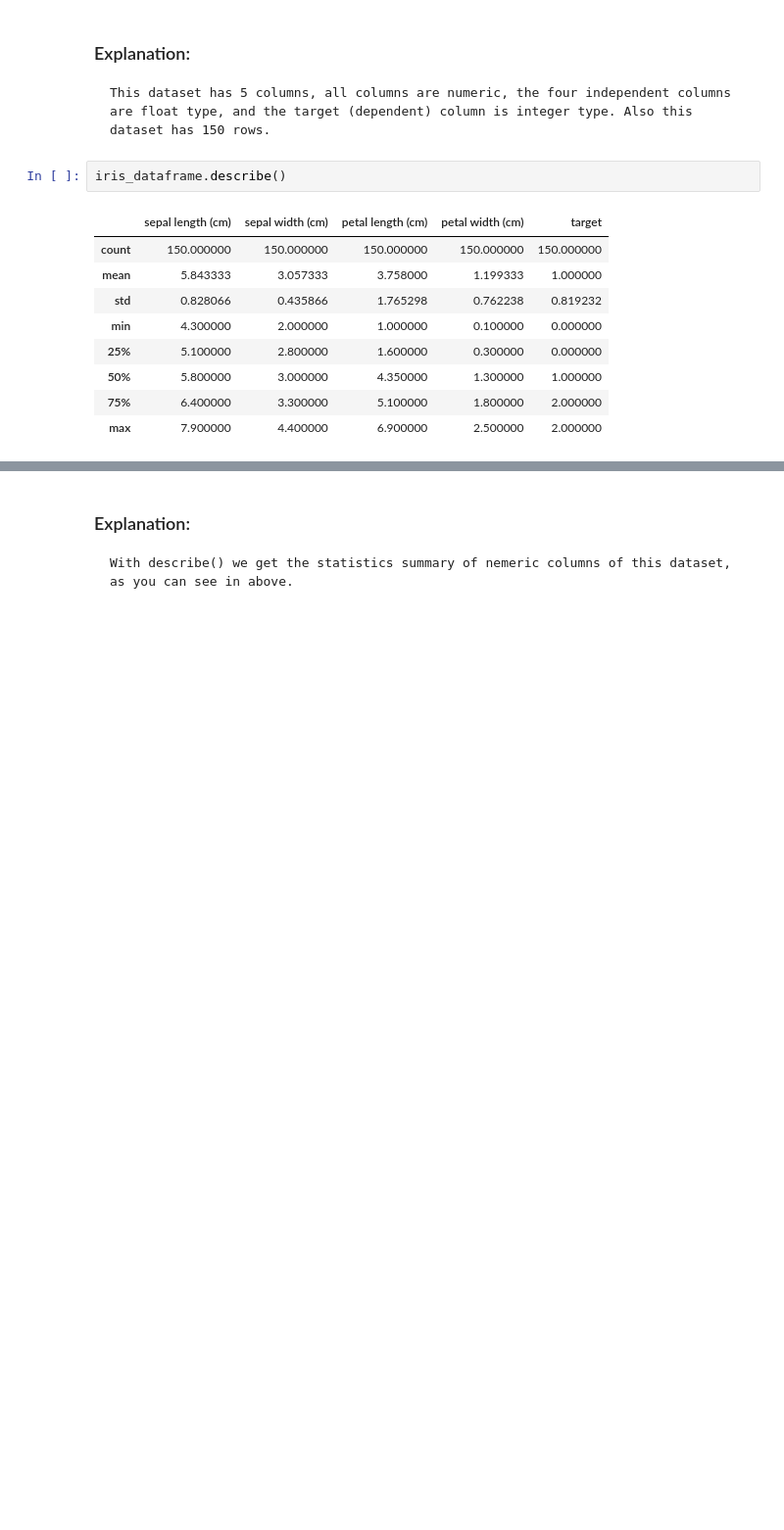
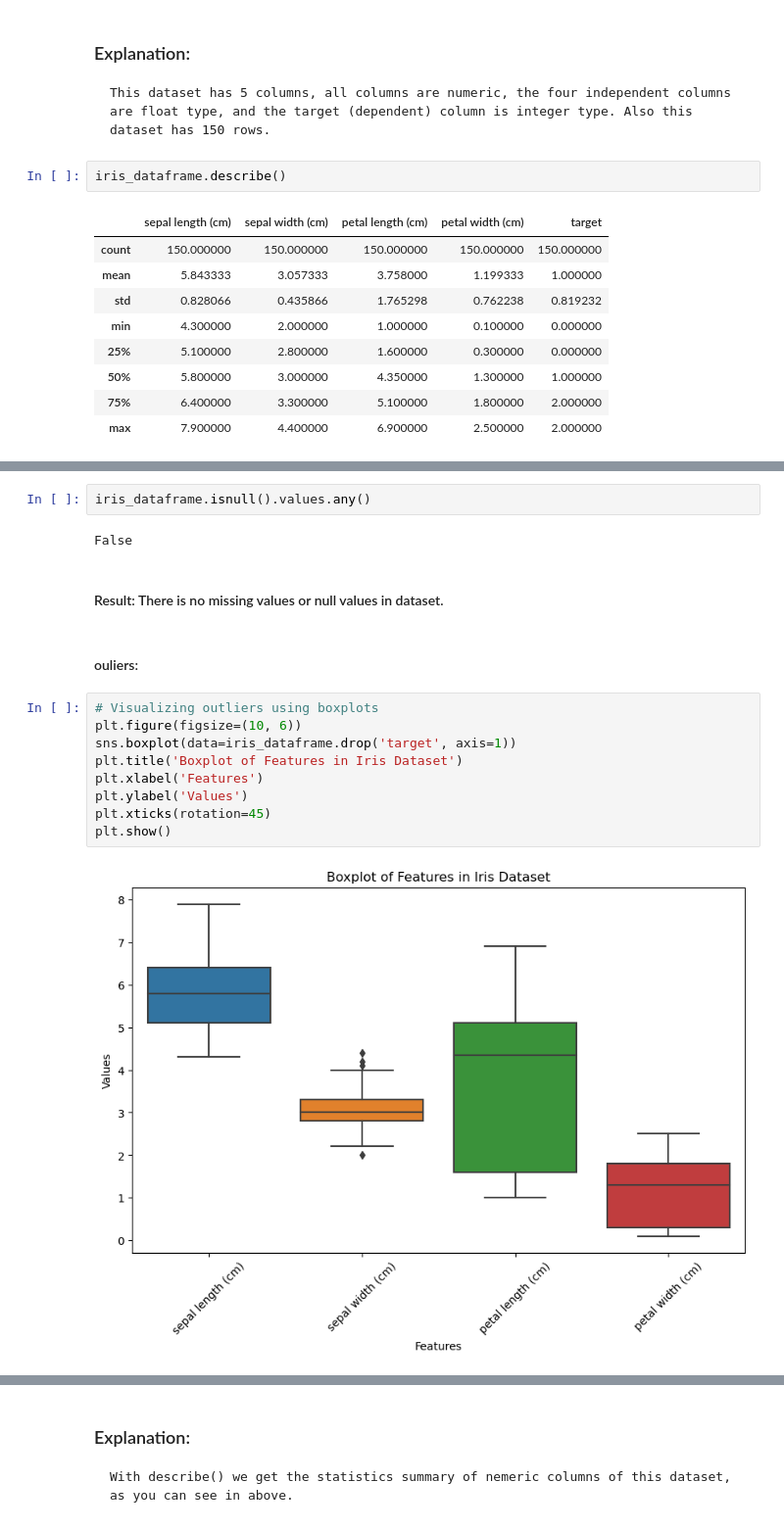
Before and after one commit to AnnaJazayeri/SVM---Regularization-and-Hyperparameter, a Jupyter notebook: SVM Support Vector Mchine - IRIS dataset.ipynb, the cells around one changed output, grey strips where cells are left out. Shown at 98% size. Drawn from its saved outputs; the diff is of its cells as text; blank space fills up the shorter version.

```diff
--- a/SVM Support Vector Mchine - IRIS dataset.ipynb
+++ b/SVM Support Vector Mchine - IRIS dataset.ipynb
@@ -85,0 +97,19 @@ iris_dataframe.describe()
+# %%
+iris_dataframe.isnull().values.any()
+# %% [output]
+False
+# %% [markdown]
+#### Result: There is no missing values or null values in dataset.
+# %% [markdown]
+#### ouliers:
+# %%
+# Visualizing outliers using boxplots
+plt.figure(figsize=(10, 6))
+sns.boxplot(data=iris_dataframe.drop('target', axis=1))
+plt.title('Boxplot of Features in Iris Dataset')
+plt.xlabel('Features')
+plt.ylabel('Values')
+plt.xticks(rotation=45)
+plt.show()
+# %% [output]
+[figure, added]
```
Also changed, not shown: parts of 34 cells of this notebook.
